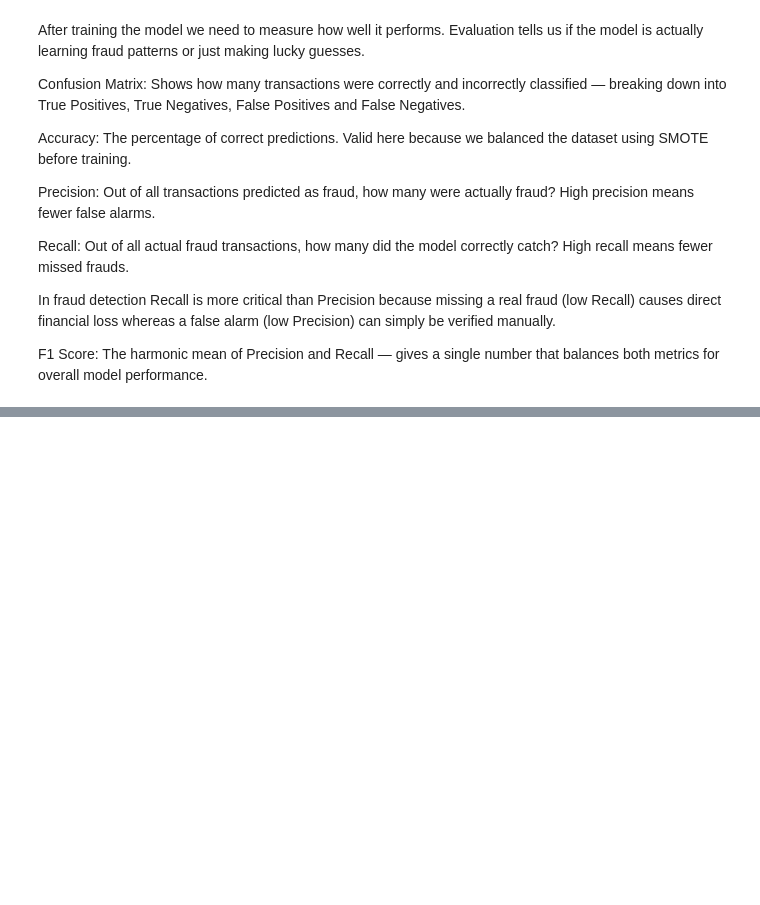
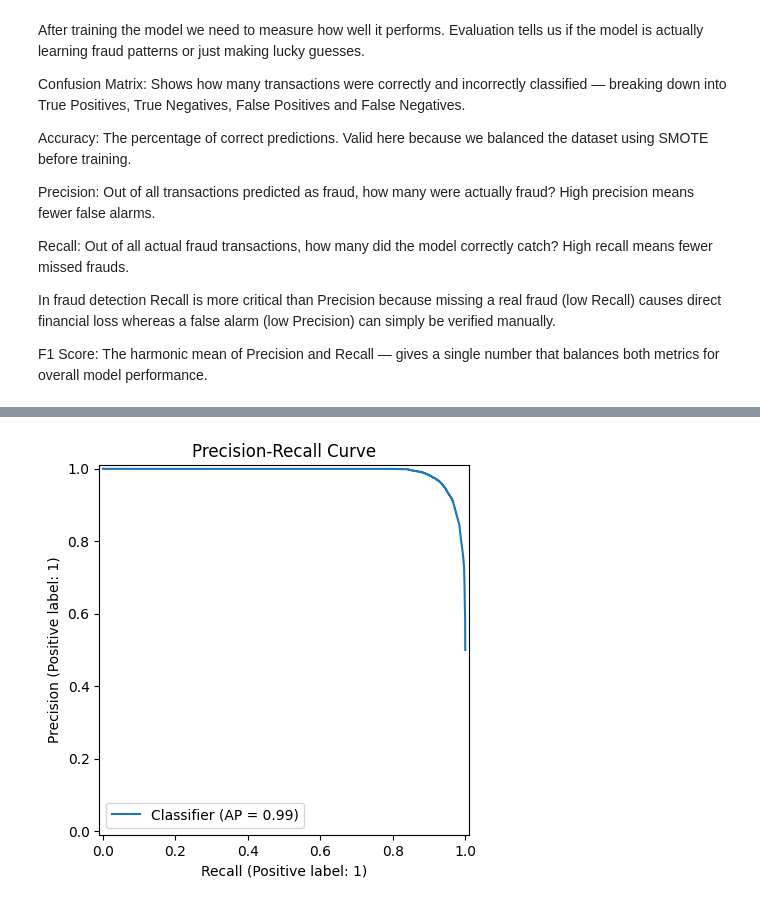
Before and after one commit to Jeeshan-Shrestha/Credit-Card-Fraud-Detection-Model, a Jupyter notebook: main.ipynb, the cells around one changed output, grey strips where cells are left out. Saved outputs shown, nothing was run; the diff lists cells and outputs as text; code cells hidden in the pictures; blank space fills up the shorter version.

```diff
--- a/main.ipynb
+++ b/main.ipynb
@@ -697,0 +627,9 @@ plt.show()
+# %%
+from sklearn.metrics import PrecisionRecallDisplay
+
+PrecisionRecallDisplay.from_predictions(y_resampled, y_prob)
+
+plt.title('Precision-Recall Curve')
+plt.show()
+# %% [output]
+[figure, added]
```
Also changed, not shown: parts of 16 cells of this notebook.
